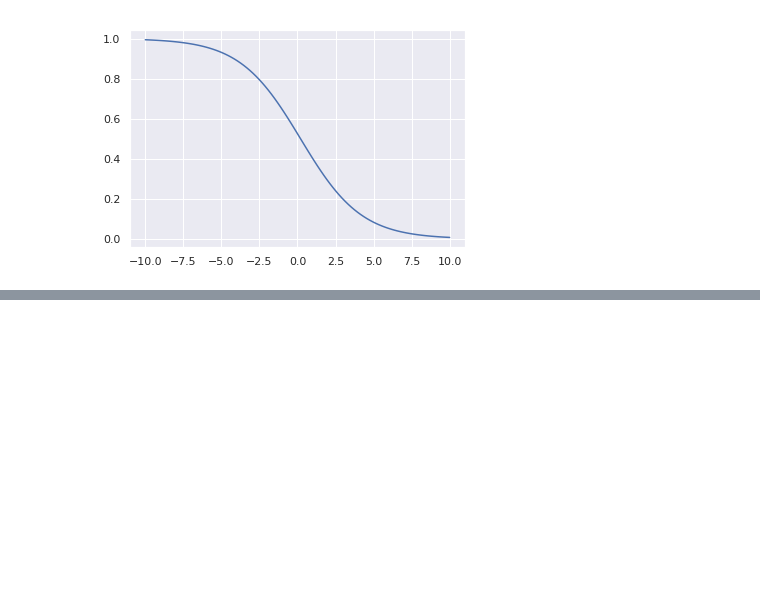
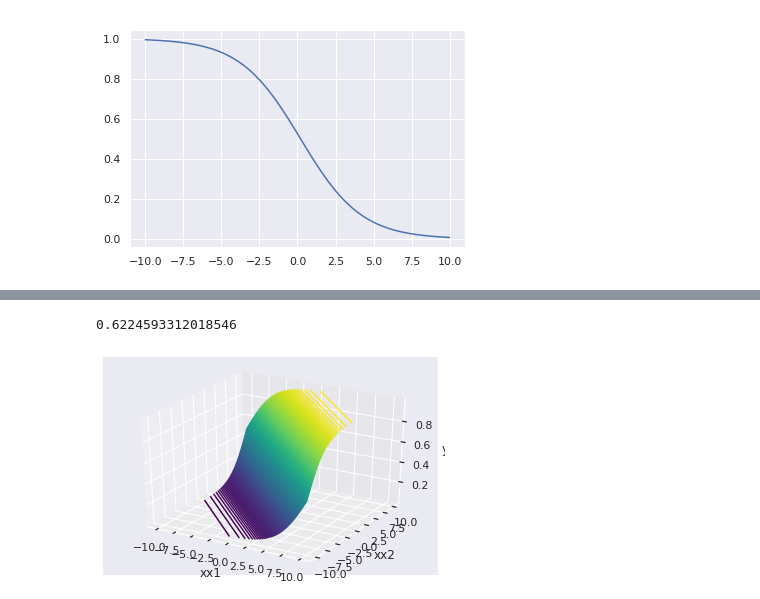
Before and after one commit to championballer/one-fourth-labs-deep-learning, a Jupyter notebook: Lecture 10 - Python Sigmoid/1017_SigmoidNeuron.ipynb, the cells around one changed output, grey strips where cells are left out. Saved outputs shown, nothing was run; the diff lists cells and outputs as text; code cells hidden in the pictures; blank space fills up the shorter version.

Commit message:
Completed the 3D plot for sigmoid

```diff
--- a/Lecture 10 - Python Sigmoid/1017_SigmoidNeuron.ipynb
+++ b/Lecture 10 - Python Sigmoid/1017_SigmoidNeuron.ipynb
@@ -31,0 +36,27 @@ plt.show()
+# %%
+x1 = np.linspace(-10,10,100)
+x2 = np.linspace(-10,10,100)
+
+xx1, xx2 = np.meshgrid(x1,x2)
+# %%
+def sigmoid_2d(x1,x2,w1,w2,b):
+  return 1/(1+np.exp(-(w1*x1+w2*x2+b)))
+# %%
+sigmoid_2d(1,0,0.5,0,0)
+# %% [output]
+0.6224593312018546
+# %%
+w1 = 0.5
+w2 = 0.5
+b = 0
+# %%
+y = sigmoid_2d(xx1,xx2,w1,w2,b)
+# %%
+fig = plt.figure()
+ax = plt.axes(projection='3d')
+ax.contour3D(xx1, xx2, y, 200, cmap='viridis')
+ax.set_xlabel('xx1')
+ax.set_ylabel('xx2')
+ax.set_zlabel('y');
+# %% [output]
+[figure, added]
```
Also changed, not shown: parts of 5 cells of this notebook, 1 other file.
